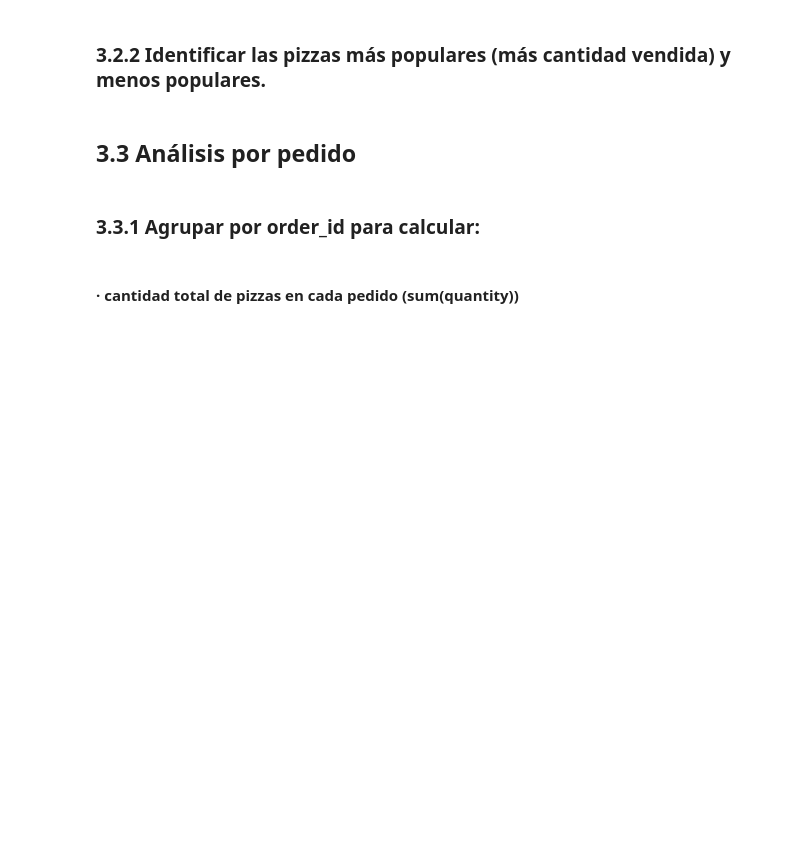
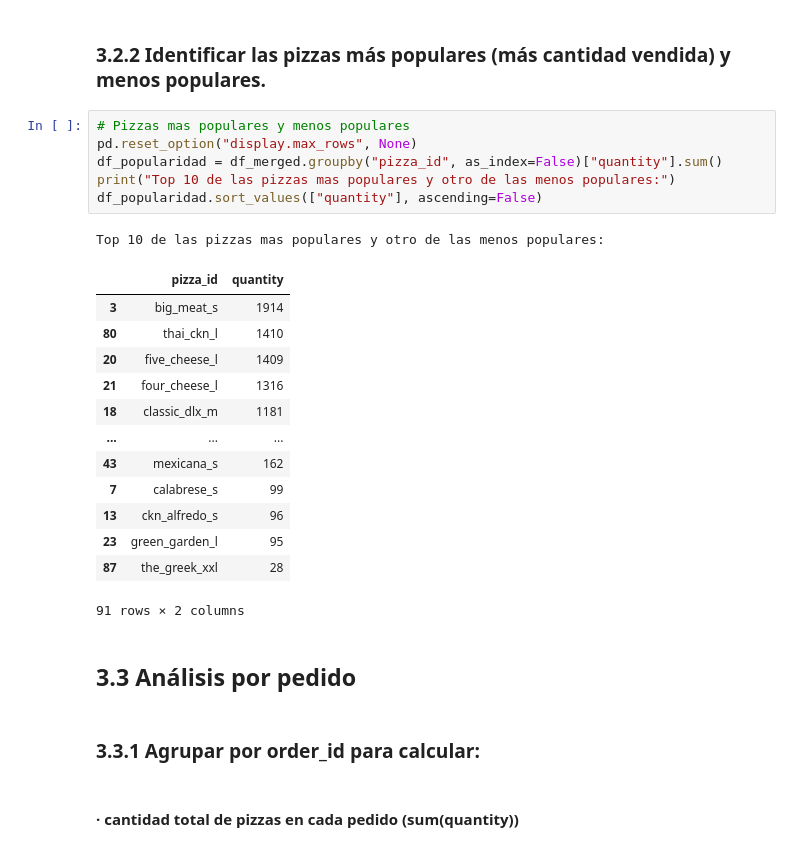
Before and after one commit to Joan735/PythonRA2, a Jupyter notebook: pizza/pizza.ipynb, the cells around one changed output. Cells and saved outputs as stored; diff of their text form; blank space fills up the shorter version.

```diff
--- a/pizza/pizza.ipynb
+++ b/pizza/pizza.ipynb
@@ -328,5 +365,26 @@ print(df_merged.max)
 # %% [markdown]
 ### 3.2.2 Identificar las pizzas más populares (más cantidad vendida) y menos populares.
+# %%
+# Pizzas mas populares y menos populares
+pd.reset_option("display.max_rows", None)
+df_popularidad = df_merged.groupby("pizza_id", as_index=False)["quantity"].sum()
+print("Top 10 de las pizzas mas populares y otro de las menos populares:")
+df_popularidad.sort_values(["quantity"], ascending=False)
+# %% [output]
+Top 10 de las pizzas mas populares y otro de las menos populares:
+|  | pizza_id | quantity |
+| 3 | big_meat_s | 1914 |
+| 80 | thai_ckn_l | 1410 |
+| 20 | five_cheese_l | 1409 |
+| 21 | four_cheese_l | 1316 |
+| 18 | classic_dlx_m | 1181 |
+| ... | ... | ... |
+| 43 | mexicana_s | 162 |
+| 7 | calabrese_s | 99 |
+| 13 | ckn_alfredo_s | 96 |
+| 23 | green_garden_l | 95 |
+| 87 | the_greek_xxl | 28 |
+91 rows × 2 columns
 # %% [markdown]
 ## 3.3 Análisis por pedido
 # %% [markdown]
```
Also changed, not shown: parts of 6 cells of this notebook.
